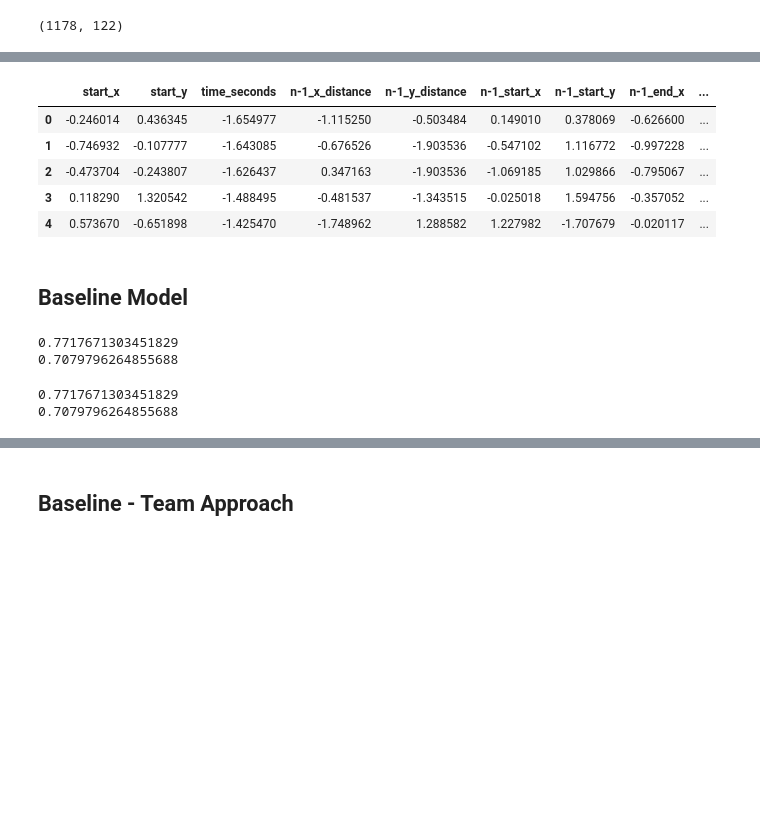
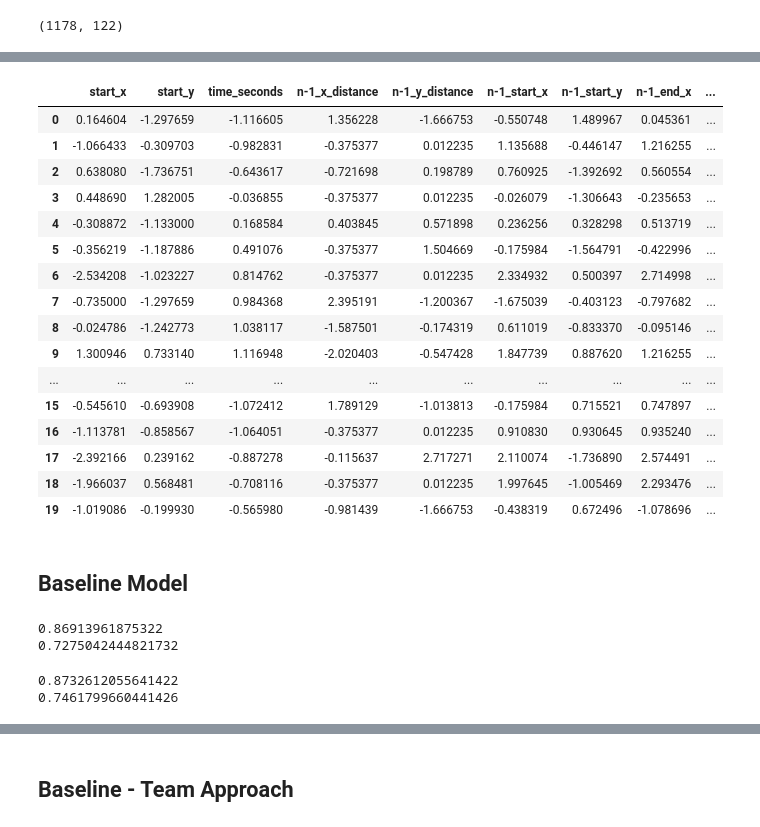
Before and after one commit to alexmihalache/Football-Analytics-Capstone---BrainStation-Final-Project, a Jupyter notebook: soccer_action_exploration.ipynb, the cells around one changed output, grey strips where cells are left out. Saved outputs shown, nothing was run; the diff lists cells and outputs as text; code cells hidden in the pictures; blank space fills up the shorter version.

```diff
--- a/soccer_action_exploration.ipynb
+++ b/soccer_action_exploration.ipynb
@@ -1386,6 +1405,8 @@ categorical_features = [
 
 drop_features = [
     'original_event_id',
+    'game_id',
+    'player_id',
     'team_id',
     'end_x',
     'end_y',
@@ -1408,13 +1429,8 @@ drop_features = [
     'n-5_same_player',
     ]
 # %%
-from sklearn.compose import ColumnTransformer
-from sklearn.compose import make_column_transformer
-from sklearn.preprocessing import OneHotEncoder
-from sklearn.preprocessing import StandardScaler
-
 ct = make_column_transformer(
     (StandardScaler(), numeric_features),
     (OneHotEncoder(handle_unknown='ignore'), categorical_features),
-    ('passthrough', passthrough_features),
+    # ('passthrough', passthrough_features),
     ('drop', drop_features))
@@ -1423,41 +1437,48 @@ transformed_train_df = ct.fit_transform(X_train)
 # %%
+transformed_train_df = ct.fit_transform(X_train)
 column_names = (
     numeric_features
-    + passthrough_features
+    # + passthrough_features
     + ct.named_transformers_['onehotencoder'].get_feature_names_out().tolist())
+
+transformed_train_df = pd.DataFrame(transformed_train_df, columns=column_names)
+transformed_train_df.head(20)
+# %% [output]
+|  | start_x | start_y | time_seconds | n-1_x_distance | n-1_y_distance | n-1_start_x | n-1_start_y | n-1_end_x | ... |
+| 0 | 0.164604 | -1.297659 | -1.116605 | 1.356228 | -1.666753 | -0.550748 | 1.489967 | 0.045361 | ... |
+| 1 | -1.066433 | -0.309703 | -0.982831 | -0.375377 | 0.012235 | 1.135688 | -0.446147 | 1.216255 | ... |
+| 2 | 0.638080 | -1.736751 | -0.643617 | -0.721698 | 0.198789 | 0.760925 | -1.392692 | 0.560554 | ... |
+| 3 | 0.448690 | 1.282005 | -0.036855 | -0.375377 | 0.012235 | -0.026079 | -1.306643 | -0.235653 | ... |
+| 4 | -0.308872 | -1.133000 | 0.168584 | 0.403845 | 0.571898 | 0.236256 | 0.328298 | 0.513719 | ... |
+| 5 | -0.356219 | -1.187886 | 0.491076 | -0.375377 | 1.504669 | -0.175984 | -1.564791 | -0.422996 | ... |
+| 6 | -2.534208 | -1.023227 | 0.814762 | -0.375377 | 0.012235 | 2.334932 | 0.500397 | 2.714998 | ... |
+| 7 | -0.735000 | -1.297659 | 0.984368 | 2.395191 | -1.200367 | -1.675039 | -0.403123 | -0.797682 | ... |
+| 8 | -0.024786 | -1.242773 | 1.038117 | -1.587501 | -0.174319 | 0.611019 | -0.833370 | -0.095146 | ... |
+| 9 | 1.300946 | 0.733140 | 1.116948 | -2.020403 | -0.547428 | 1.847739 | 0.887620 | 1.216255 | ... |
+| ... | ... | ... | ... | ... | ... | ... | ... | ... | ... |
+| 15 | -0.545610 | -0.693908 | -1.072412 | 1.789129 | -1.013813 | -0.175984 | 0.715521 | 0.747897 | ... |
+| 16 | -1.113781 | -0.858567 | -1.064051 | -0.375377 | 0.012235 | 0.910830 | 0.930645 | 0.935240 | ... |
+| 17 | -2.392166 | 0.239162 | -0.887278 | -0.115637 | 2.717271 | 2.110074 | -1.736890 | 2.574491 | ... |
+| 18 | -1.966037 | 0.568481 | -0.708116 | -0.375377 | 0.012235 | 1.997645 | -1.005469 | 2.293476 | ... |
+| 19 | -1.019086 | -0.199930 | -0.565980 | -0.981439 | -1.666753 | -0.438319 | 0.672496 | -1.078696 | ... |
-# %%
-transformed_train_df = pd.DataFrame(transformed_train_df, columns=column_names)
-transformed_train_df.head()
-# %% [output]
-|  | start_x | start_y | time_seconds | n-1_x_distance | n-1_y_distance | n-1_start_x | n-1_start_y | n-1_end_x | ... |
-| 0 | -0.246014 | 0.436345 | -1.654977 | -1.115250 | -0.503484 | 0.149010 | 0.378069 | -0.626600 | ... |
-| 1 | -0.746932 | -0.107777 | -1.643085 | -0.676526 | -1.903536 | -0.547102 | 1.116772 | -0.997228 | ... |
-| 2 | -0.473704 | -0.243807 | -1.626437 | 0.347163 | -1.903536 | -1.069185 | 1.029866 | -0.795067 | ... |
-| 3 | 0.118290 | 1.320542 | -1.488495 | -0.481537 | -1.343515 | -0.025018 | 1.594756 | -0.357052 | ... |
-| 4 | 0.573670 | -0.651898 | -1.425470 | -1.748962 | 1.288582 | 1.227982 | -1.707679 | -0.020117 | ... |
 # %% [markdown]
 ## Baseline Model
 # %%
-from sklearn.pipeline import Pipeline, make_pipeline
-from sklearn.linear_model import LogisticRegression
-
 pipe = make_pipeline(ct, LogisticRegression())
 pipe.fit(X_train, y_train_type)
 print(pipe.score(X_train, y_train_type))
 print(pipe.score(X_test, y_test_type))
 # %% [output]
-0.7717671303451829
-0.7079796264855688
+0.86913961875322
+0.7275042444821732
 # %%
-from sklearn import svm
-
-pipe = make_pipeline(ct, svm.SVC())
-pipe.fit(X_train, y_train_type)
-print(pipe.score(X_train, y_train_type))
-print(pipe.score(X_test, y_test_type))
+pipe_svm = make_pipeline(ct, svm.SVC())
+pipe_svm.fit(X_train, y_train_type)
+print(pipe_svm.score(X_train, y_train_type))
+print(pipe_svm.score(X_test, y_test_type))
 # %% [output]
-0.7717671303451829
-0.7079796264855688
+0.8732612055641422
+0.7461799660441426
 # %%
 pipe = make_pipeline(ct, DecisionTreeClassifier())
 pipe.fit(X_train, y_train_type)
```
Also changed, not shown: parts of 46 cells of this notebook.
